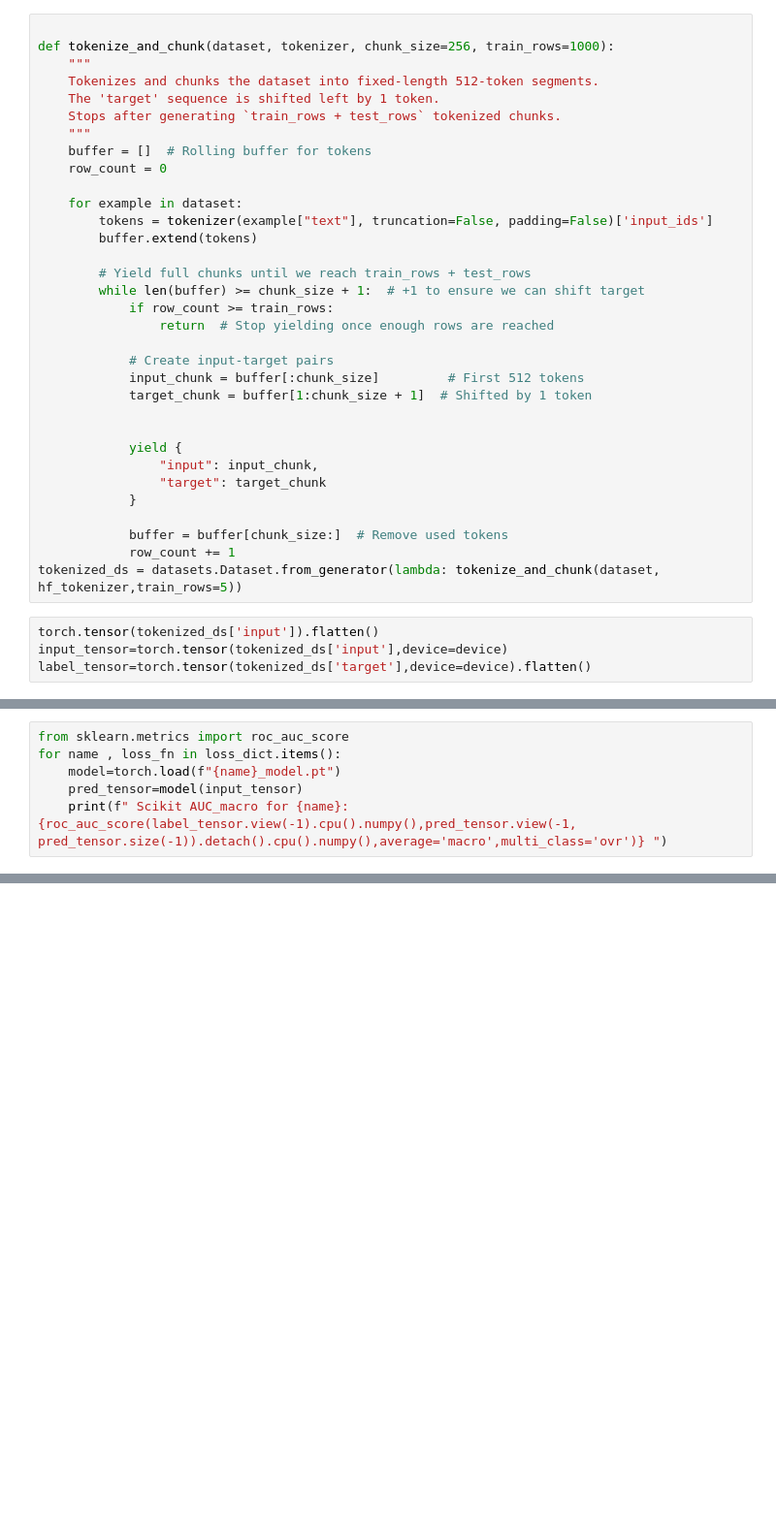
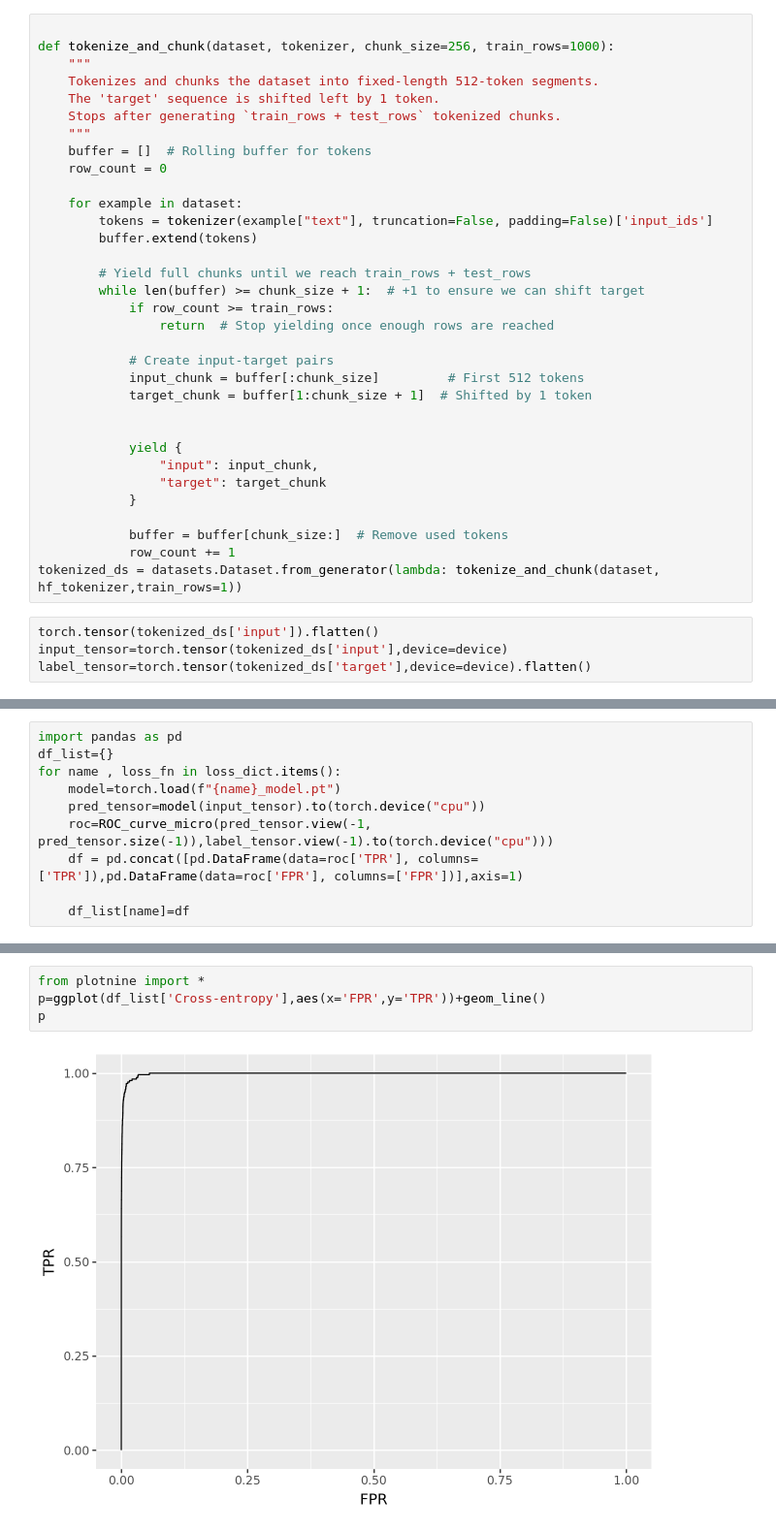
Before and after one commit to OGuenoun/LM-AUM, a Jupyter notebook: LM_AUM_training.ipynb, the cells around one changed output, grey strips where cells are left out. Shown at 97% size. Saved outputs shown, nothing was run; the diff lists cells and outputs as text; blank space fills up the shorter version.

Commit message:
ROC micro for the 3 models
Micro is better without softmax , however it is still not a good model

```diff
--- a/LM_AUM_training.ipynb
+++ b/LM_AUM_training.ipynb
@@ -390,7 +390,7 @@ def tokenize_and_chunk(dataset, tokenizer, chunk_size=256, train_rows=1000):
 
             buffer = buffer[chunk_size:]  # Remove used tokens
             row_count += 1
-tokenized_ds = datasets.Dataset.from_generator(lambda: tokenize_and_chunk(dataset, hf_tokenizer,train_rows=5))
+tokenized_ds = datasets.Dataset.from_generator(lambda: tokenize_and_chunk(dataset, hf_tokenizer,train_rows=1))
 # %%
 torch.tensor(tokenized_ds['input']).flatten()
 input_tensor=torch.tensor(tokenized_ds['input'],device=device)
@@ -420,6 +427,10 @@ AUC_micro for AUM_micro: 0.7694441080093384
 # %%
-from sklearn.metrics import roc_auc_score
+import pandas as pd
+df_list={}
 for name , loss_fn in loss_dict.items():
     model=torch.load(f"{name}_model.pt")
-    pred_tensor=model(input_tensor)
-    print(f" Scikit AUC_macro for {name}:{roc_auc_score(label_tensor.view(-1).cpu().numpy(),pred_tensor.view(-1, pred_tensor.size(-1)).detach().cpu().numpy(),average='macro',multi_class='ovr')} ")
+    pred_tensor=model(input_tensor).to(torch.device("cpu"))
+    roc=ROC_curve_micro(pred_tensor.view(-1, pred_tensor.size(-1)),label_tensor.view(-1).to(torch.device("cpu")))
+    df = pd.concat([pd.DataFrame(data=roc['TPR'], columns=['TPR']),pd.DataFrame(data=roc['FPR'], columns=['FPR'])],axis=1)
+
+    df_list[name]=df
@@ -427,0 +453,6 @@ ValueError: Number of classes in y_true not equal to the number of columns in 'y
+# %%
+from plotnine import *
+p=ggplot(df_list['Cross-entropy'],aes(x='FPR',y='TPR'))+geom_line()
+p
+# %% [output]
+[figure, added]
```
Also changed, not shown: parts of 7 cells of this notebook.
